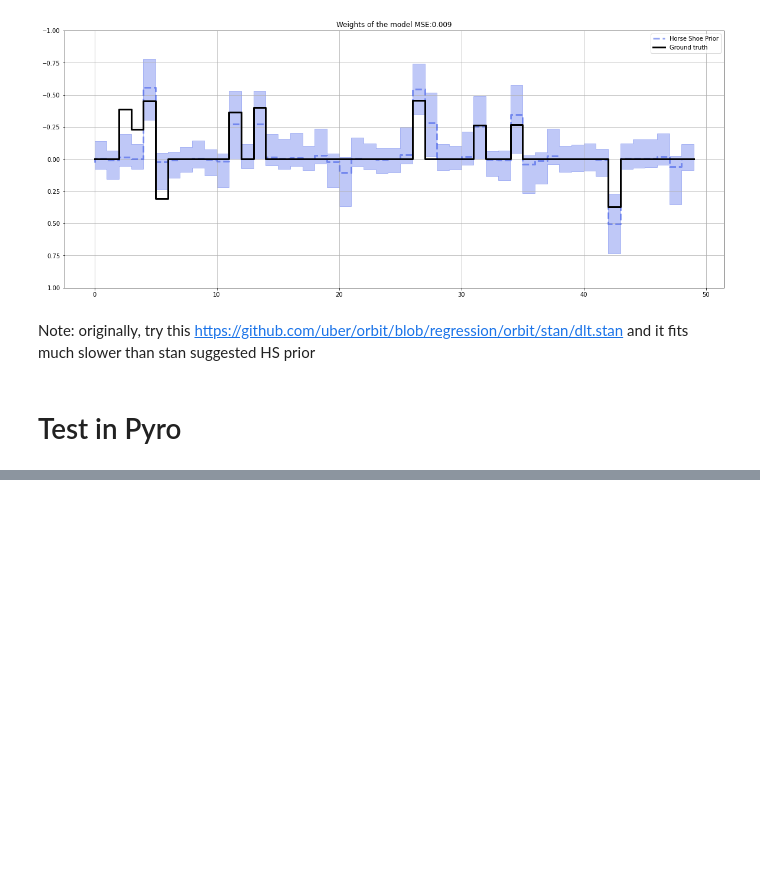
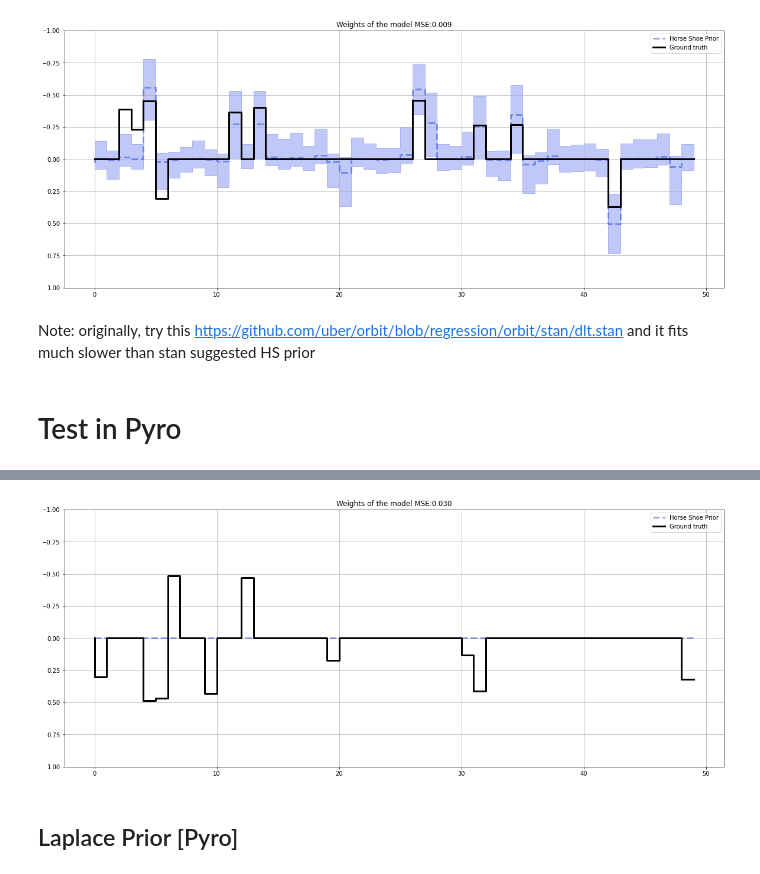
Before and after one commit to edwinnglabs/ts_playground, a Jupyter notebook: notebooks/Regression.ipynb, the cells around one changed output, grey strips where cells are left out. Saved outputs shown, nothing was run; the diff lists cells and outputs as text; code cells hidden in the pictures; blank space fills up the shorter version.

```diff
--- a/notebooks/Regression.ipynb
+++ b/notebooks/Regression.ipynb
@@ -313,3 +316,10 @@ plt.grid()
 Note: originally, try this https://github.com/uber/orbit/blob/regression/orbit/stan/dlt.stan and it fits much slower than stan suggested HS prior
 # %% [markdown]
 # Test in Pyro
+# %%
+input_data.update({
+    'LARGE_WEIGHT_SCALE': 1.0,
+    'EXPECTED_SIZE': 15,
+    'GLOBAL_SHRINKAGE_FACTOR': 1.0,
+    'SLAB_DF': 25,
+})
@@ -323,7 +335,7 @@ from pyro.optim import ClippedAdam
 from orbit.estimators.pyro_estimator import PyroEstimator
 torch.set_default_tensor_type('torch.DoubleTensor')
 # %%
-class RegressionModel:
+class HSRegressionModel:
     max_plate_nesting = 1  # max number of plates nested in model
 
     def __init__(self, data):
@@ -332,7 +344,6 @@ class RegressionModel:
             if isinstance(value, (list, np.ndarray)):
                 value = torch.tensor(value, dtype=torch.double)
             self.__dict__[key] = value
-
 
     def __call__(self):
         y = self.y
@@ -372,0 +439,17 @@ class RegressionModel:
+# %%
+beta_dist = np.quantile(lp_pyro_beta, q=[0.05, 0.5, 0.95], axis=0 )
+mse_values = mse(coefs, beta_dist[1])
+lw=3
+idx = np.arange(NUM_OF_REGRESSORS)
+plt.figure(figsize=(20, 8))
+plt.title("Weights of the model MSE:{:.3f}".format(mse_values))
+plt.plot(idx, beta_dist[1], color=QualitativePalette.Line4.value[2], linewidth=lw,  drawstyle='steps', label="Horse Shoe Prior", alpha=0.5, linestyle='--')
+plt.fill_between(idx, beta_dist[0], beta_dist[2], step='pre', alpha=0.3, color=QualitativePalette.Line4.value[2])
+plt.plot(coefs, color="black", linewidth=lw,  drawstyle='steps', label="Ground truth")
+plt.ylim(1, -1)
+plt.legend()
+plt.grid()
+# %% [output]
+[figure, added]
+# %% [markdown]
+## Laplace Prior [Pyro]
```
Also changed, not shown: parts of 16 cells of this notebook.
